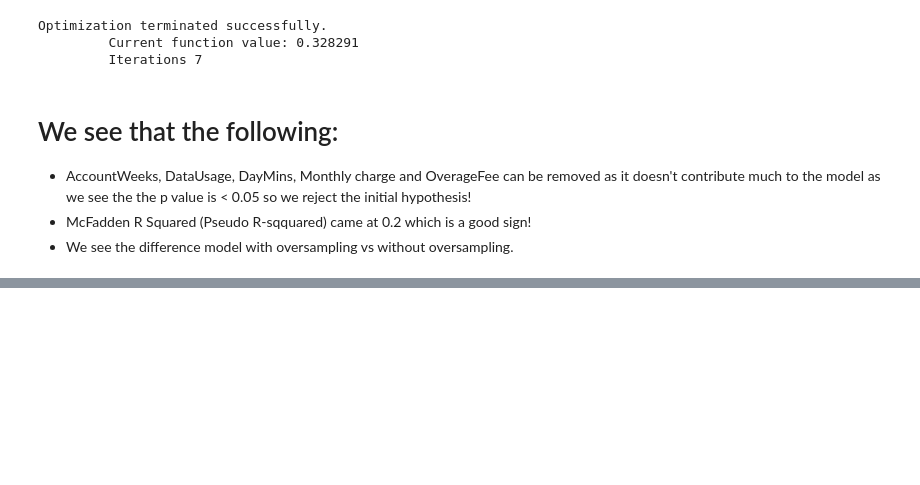
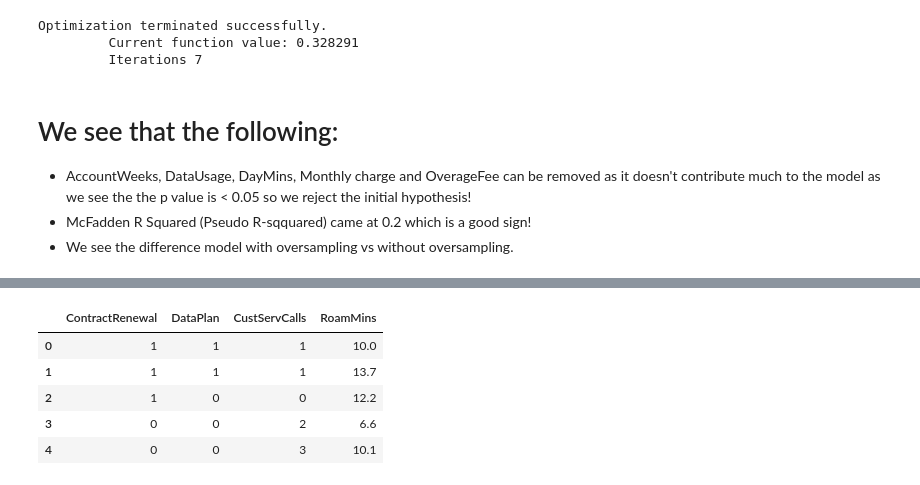
Before and after one commit to Hassan3924/Customer-Churn, a Jupyter notebook: customer-churn.ipynb, the cells around one changed output, grey strips where cells are left out. Cells and saved outputs as stored; diff of their text form; code cells hidden in the pictures; blank space fills up the shorter version.

```diff
--- a/customer-churn.ipynb
+++ b/customer-churn.ipynb
@@ -205,0 +232,9 @@ Logit Regression Results
+# %%
+X.head()
+# %% [output]
+|  | ContractRenewal | DataPlan | CustServCalls | RoamMins |
+| 0 | 1 | 1 | 1 | 10.0 |
+| 1 | 1 | 1 | 1 | 13.7 |
+| 2 | 1 | 0 | 0 | 12.2 |
+| 3 | 0 | 0 | 2 | 6.6 |
+| 4 | 0 | 0 | 3 | 10.1 |
```
Also changed, not shown: parts of 12 cells of this notebook.
